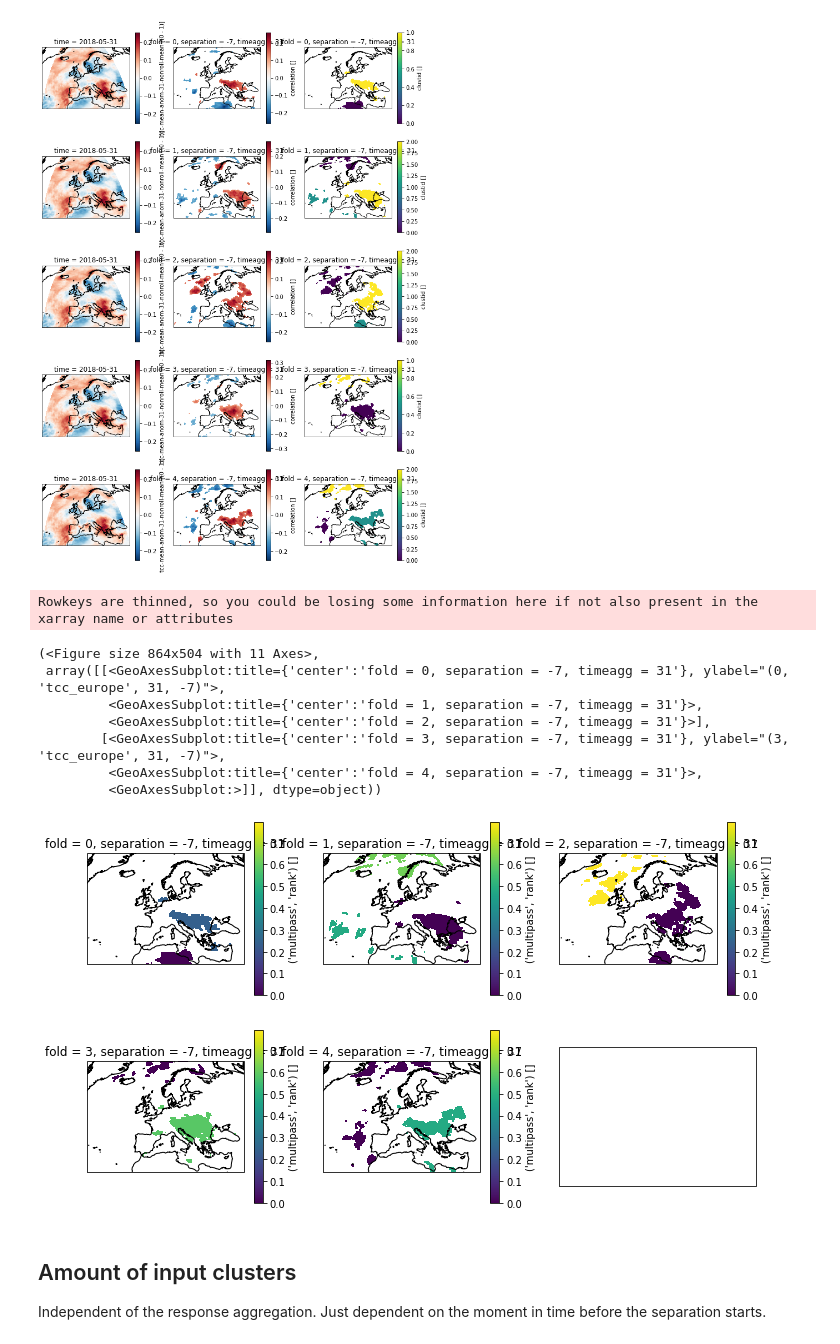
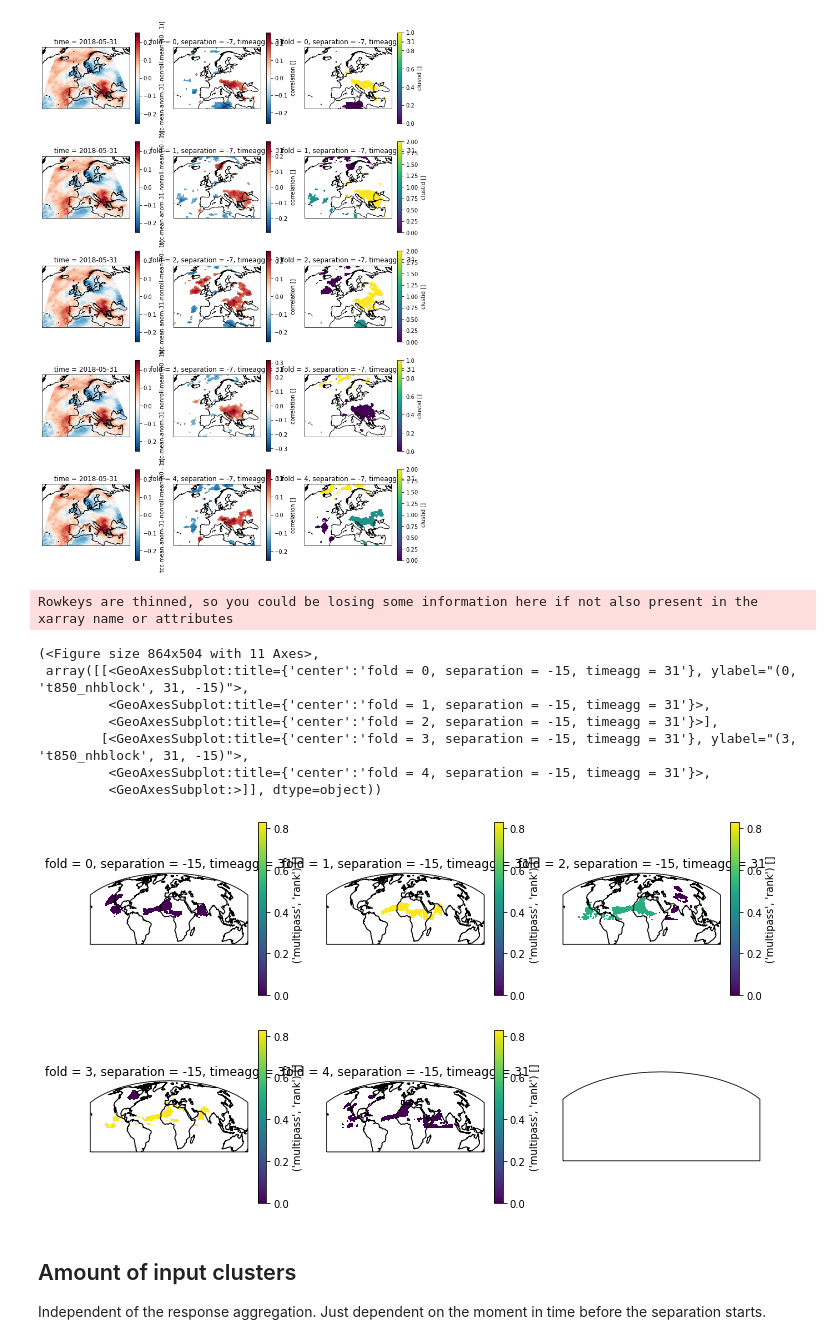
Before and after one commit to chiemvs/Weave, a Jupyter notebook: notebooks/Investigate.ipynb, the cells around one changed output. Saved outputs shown, nothing was run; the diff lists cells and outputs as text; code cells hidden in the pictures.

```diff
--- a/notebooks/Investigate.ipynb
+++ b/notebooks/Investigate.ipynb
@@ -58,14 +58,14 @@ shaptrainpath = basepath / f'shap_stdback_train_q0{str(quantile)[2:]}'
 permvalpath = basepath / f'permimp_val_q0{str(quantile)[2:]}'
 permtrainpath = basepath / f'permimp_train_q0{str(quantile)[2:]}'
 model = HybridExceedenceModel(fit_base_to_all_cv = True, base_only = False, n_jobs = 15, max_depth = 5, min_samples_split = 30, n_estimators = 2500, max_features = 35)
-respagg = 31
-separation = -7
-shapval = ImportanceData(shapvalpath, respagg, separation, quantile, model)
-shapval.load_data(inputpath=inputpath, X_too = True, y_too = True)
+respagg = 11
+separation = [-7,-3]
+#shapval = ImportanceData(shapvalpath, respagg, separation, quantile, model)
+#shapval.load_data(inputpath=inputpath, X_too = True, y_too = True)
 shaptrain = ImportanceData(shaptrainpath, respagg, separation, quantile, model)
 shaptrain.load_data(inputpath=inputpath, X_too = True, y_too = True)
-permval = ImportanceData(permvalpath, respagg, separation, quantile, model)
-permval.load_data(inputpath=inputpath, X_too = True, y_too = True)
+#permval = ImportanceData(permvalpath, respagg, separation, quantile, model)
+#permval.load_data(inputpath=inputpath, X_too = True, y_too = True)
 permtrain = ImportanceData(permtrainpath, respagg, separation, quantile, model)
 permtrain.load_data(inputpath=inputpath, X_too = True, y_too = True)
 # %%
@@ -268,20 +268,20 @@ plt.show()
 # %% [output]
 [figure]
 # %%
-metricsep = permtrain.df.index.get_loc_level('spatcov','metric')[0]
-frame = permtrain.df.loc[metricsep,:].loc[(slice(None),slice(None),'tcc_europe',31),('multipass','rank')]
-mapplot(mapint.map_to_fields(frame), wrap_per_row=3,match_scales=True, region = get_europe())
+metricsep = permtrain.df.index.get_loc_level('mean','metric')[0]
+frame = permtrain.df.loc[metricsep,:].loc[(slice(None),slice(None),'t850_nhblock',31),('multipass','rank')]
+mapplot(mapint.map_to_fields(frame), wrap_per_row=3,match_scales=True)
 #mapplot(mapint.map_to_fields(frame), wrap_per_row=3,match_scales=True, projection=ccrs.Orthographic(0,90), region=get_nhmin())
 # %% [output]
 Rowkeys are thinned, so you could be losing some information here if not also present in the xarray name or attributes
 (<Figure size 864x504 with 11 Axes>,
- array([[<GeoAxesSubplot:title={'center':'fold = 0, separation = -7, timeagg = 31'}, ylabel="(0, 'tcc_europe', 31, -7)">,
-         <GeoAxesSubplot:title={'center':'fold = 1, separation = -7, timeagg = 31'}>,
-         <GeoAxesSubplot:title={'center':'fold = 2, separation = -7, timeagg = 31'}>],
-        [<GeoAxesSubplot:title={'center':'fold = 3, separation = -7, timeagg = 31'}, ylabel="(3, 'tcc_europe', 31, -7)">,
-         <GeoAxesSubplot:title={'center':'fold = 4, separation = -7, timeagg = 31'}>,
+ array([[<GeoAxesSubplot:title={'center':'fold = 0, separation = -15, timeagg = 31'}, ylabel="(0, 't850_nhblock', 31, -15)">,
+         <GeoAxesSubplot:title={'center':'fold = 1, separation = -15, timeagg = 31'}>,
+         <GeoAxesSubplot:title={'center':'fold = 2, separation = -15, timeagg = 31'}>],
+        [<GeoAxesSubplot:title={'center':'fold = 3, separation = -15, timeagg = 31'}, ylabel="(3, 't850_nhblock', 31, -15)">,
+         <GeoAxesSubplot:title={'center':'fold = 4, separation = -15, timeagg = 31'}>,
          <GeoAxesSubplot:>]], dtype=object))
-[figure, old version]
+[figure, new version]
 # %% [markdown]
 ## Amount of input clusters
 Independent of the response aggregation. Just dependent on the moment in time before the separation starts.
```
Also changed, not shown: parts of 14 cells of this notebook, 11 other files.
